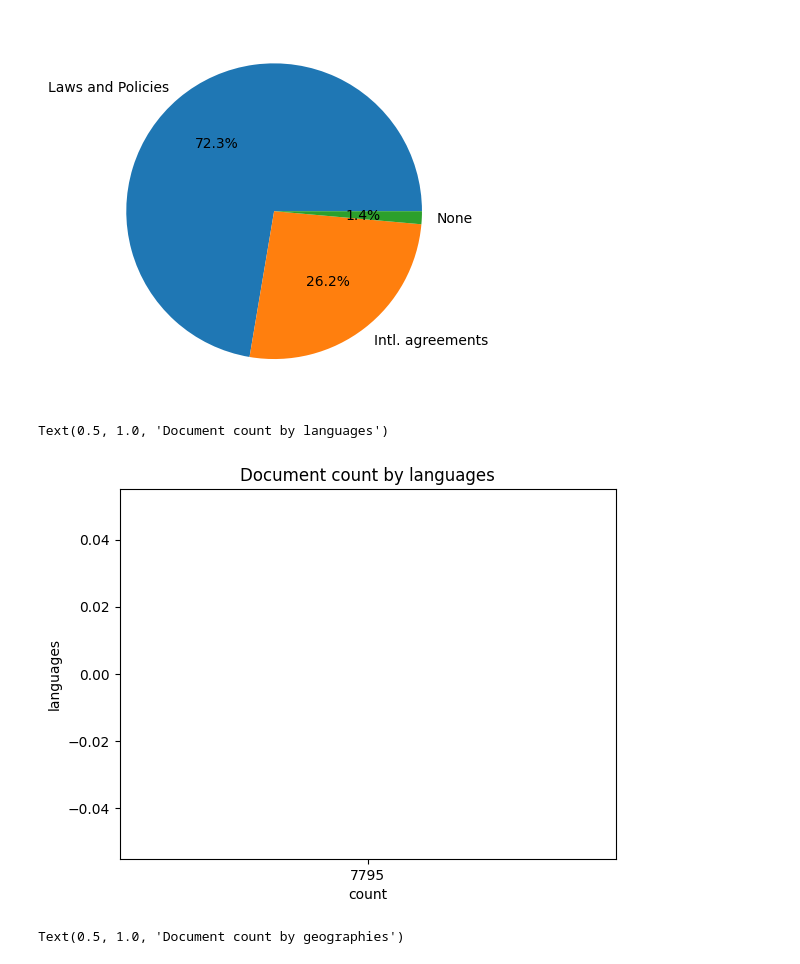
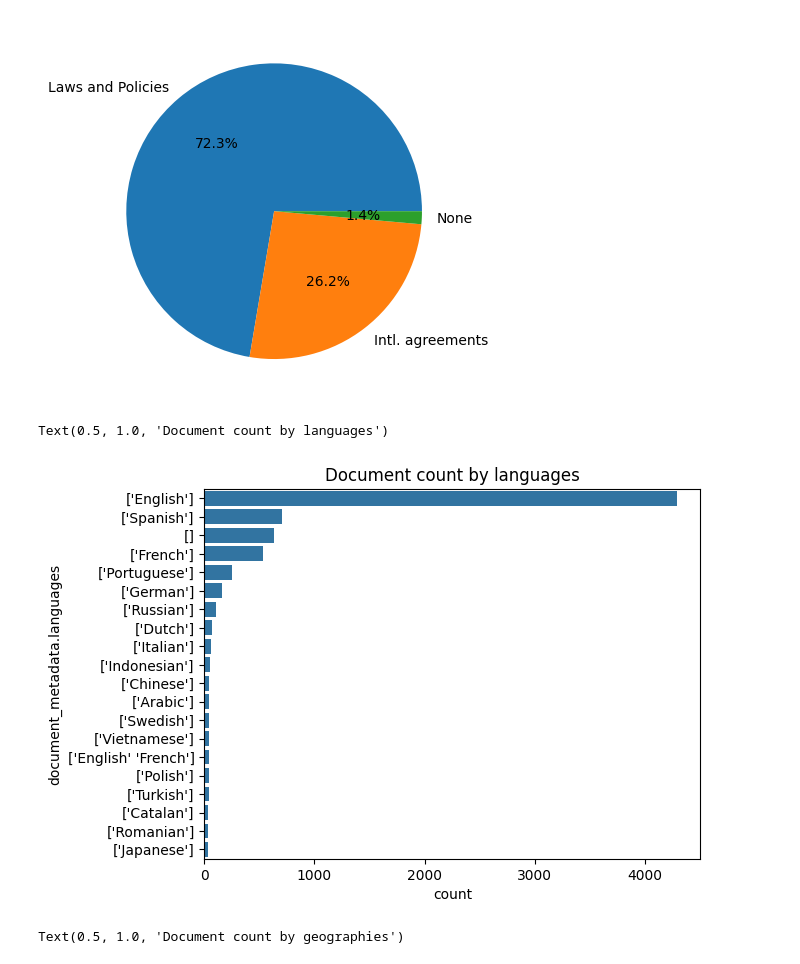
Before and after one commit to climatepolicyradar/open-data, a Jupyter notebook: notebooks/1-loading-data.ipynb, the cells around one changed output. Cells and saved outputs as stored; diff of their text form; code cells hidden in the pictures.

Commit message:
fix languages plot

```diff
--- a/notebooks/1-loading-data.ipynb
+++ b/notebooks/1-loading-data.ipynb
@@ -170,13 +170,13 @@ document_count_by_corpus_type.set_index(corpus_type_col).plot(
 <Axes: >
 [figure]
 # %%
-language_col = "languages"
+language_col = "document_metadata.languages"
 sns.barplot(
     get_document_count_by_column(language_col).head(20), y=language_col, x="count"
 ).set_title("Document count by languages")
 # %% [output]
 Text(0.5, 1.0, 'Document count by languages')
-[figure, old version]
+[figure, new version]
 # %%
 geographies_col = "document_metadata.geographies"
 sns.barplot(
```
